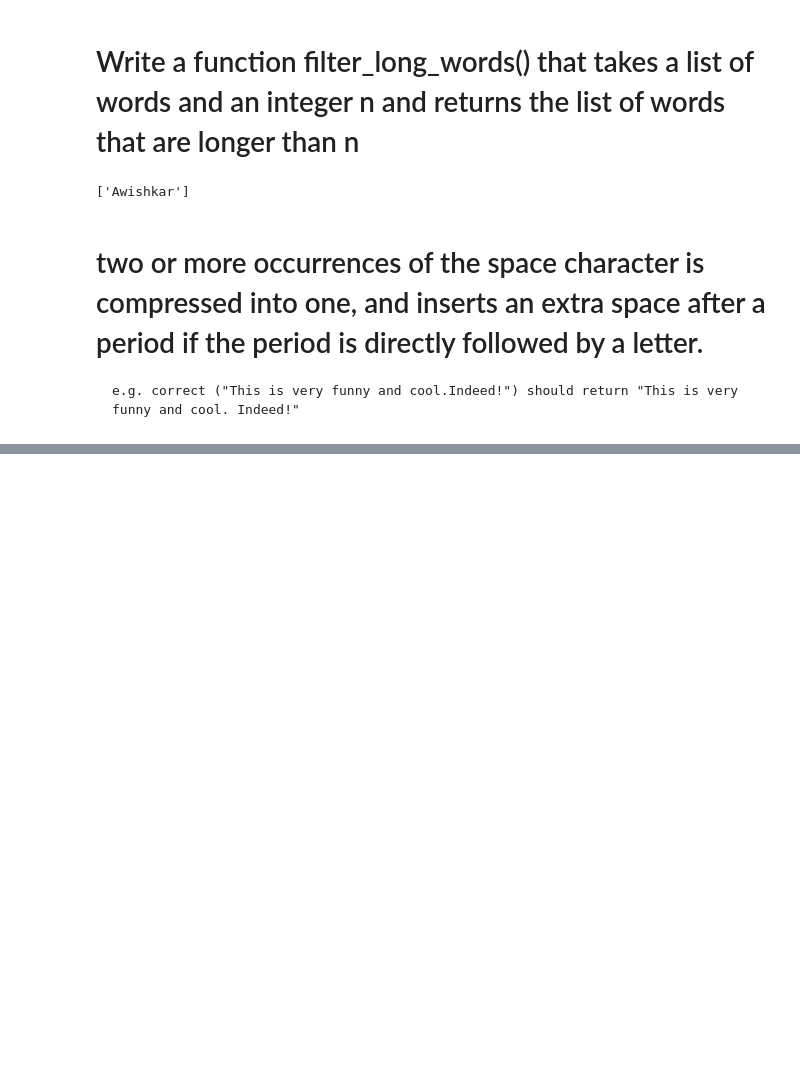
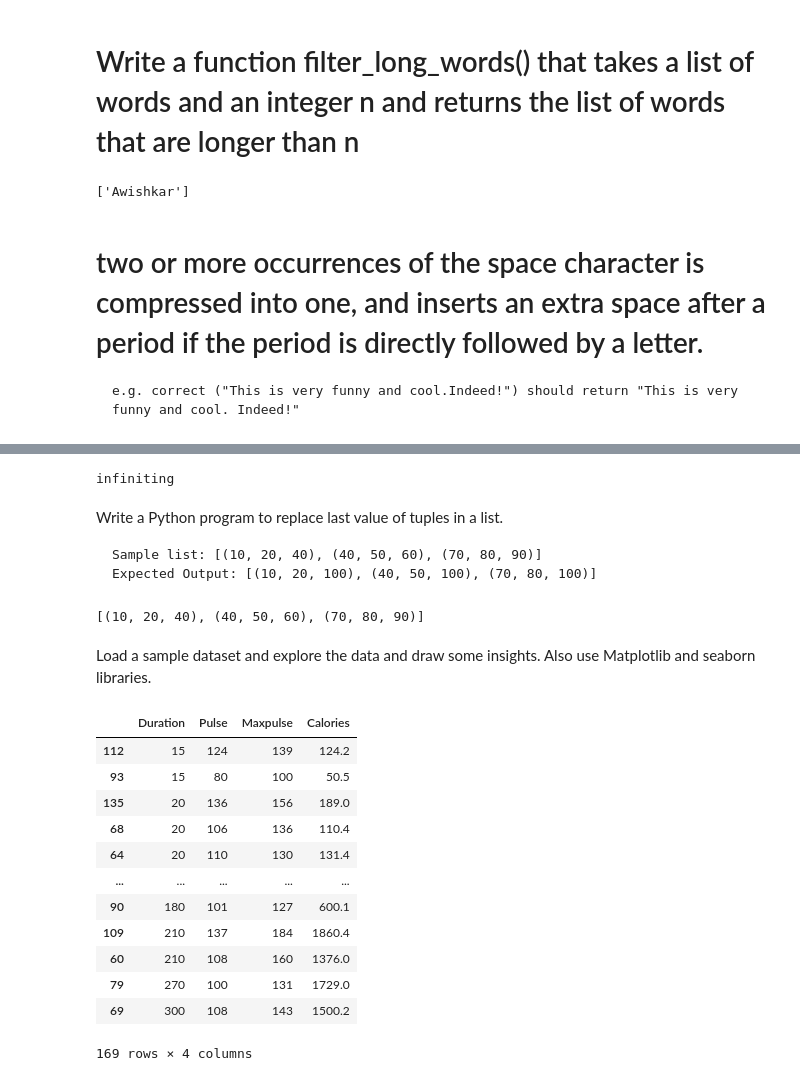
Before and after one commit to pnkghard/Python, a Jupyter notebook: Session_Assignment_4.ipynb, the cells around one changed output, grey strips where cells are left out. Cells and saved outputs as stored; diff of their text form; code cells hidden in the pictures; blank space fills up the shorter version.

```diff
--- a/Session_Assignment_4.ipynb
+++ b/Session_Assignment_4.ipynb
@@ -154,0 +163,31 @@ IndexError: list index out of range
+# %%
+def addingSuffix(st):
+    string = st[:-2]
+    lst = ["be", "see", "flee", "knee"]
+    if st not in lst:
+        if st[-2]=='i' and st[-1]=='e':
+            string = string + 'y'
+            return string
+        elif st[-1]=='e':
+            string = string + st[-2] + "ing"
+            return string
+        else :
+            return st
+    else:
+        return f"{st} is exception string"
+print(addingSuffix("infinite"))
+# %% [output]
+infiniting
+# %% [markdown]
+Write a Python program to replace last value of tuples in a list.
+
+	Sample list: [(10, 20, 40), (40, 50, 60), (70, 80, 90)]
+    Expected Output: [(10, 20, 100), (40, 50, 100), (70, 80, 100)]
+# %%
+lst = [(10, 20, 40), (40, 50, 60), (70, 80, 90)]
+lst
+# %% [output]
+[(10, 20, 40), (40, 50, 60), (70, 80, 90)]
+# %% [markdown]
+Load a sample dataset and explore the data and draw some insights.
+Also use Matplotlib and seaborn libraries.
@@ -154,0 +196,17 @@ IndexError: list index out of range
+# %%
+data = pd.read_csv("F:\Public\Statistic&Analitics\data.csv")
+data.sort_values(by=["Duration"])
+# %% [output]
+|  | Duration | Pulse | Maxpulse | Calories |
+| 112 | 15 | 124 | 139 | 124.2 |
+| 93 | 15 | 80 | 100 | 50.5 |
+| 135 | 20 | 136 | 156 | 189.0 |
+| 68 | 20 | 106 | 136 | 110.4 |
+| 64 | 20 | 110 | 130 | 131.4 |
+| ... | ... | ... | ... | ... |
+| 90 | 180 | 101 | 127 | 600.1 |
+| 109 | 210 | 137 | 184 | 1860.4 |
+| 60 | 210 | 108 | 160 | 1376.0 |
+| 79 | 270 | 100 | 131 | 1729.0 |
+| 69 | 300 | 108 | 143 | 1500.2 |
+169 rows × 4 columns
```
Also changed, not shown: parts of 8 cells of this notebook.
